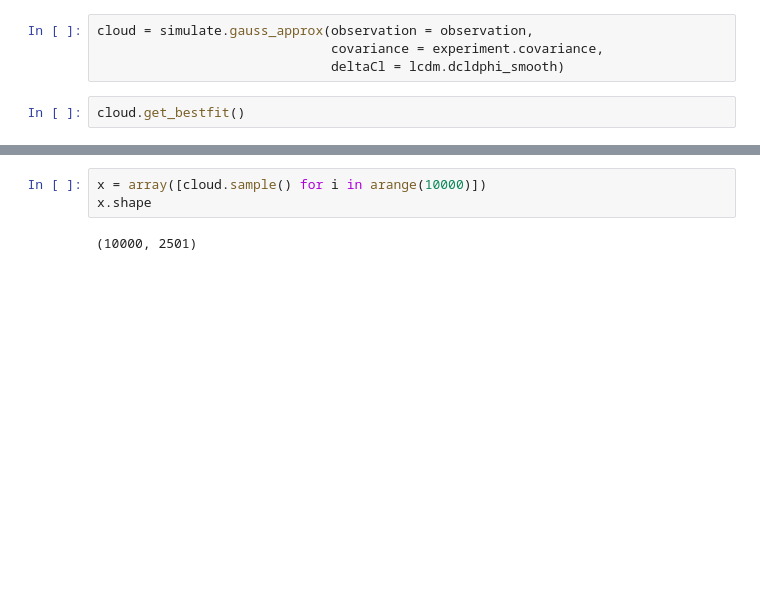
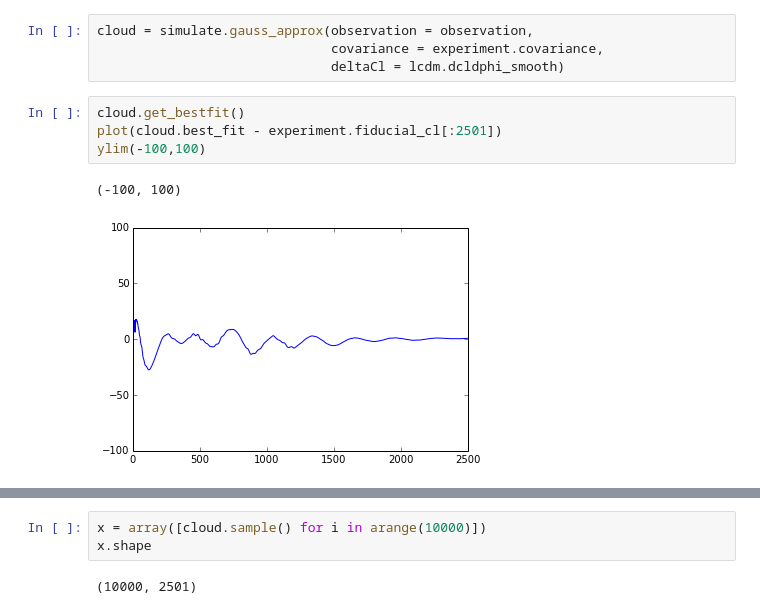
Before and after one commit to bfollinprm/cmbfittest, a Jupyter notebook: src/test.ipynb, the cells around one changed output, grey strips where cells are left out. Saved outputs shown, nothing was run; the diff lists cells and outputs as text; blank space fills up the shorter version.

```diff
--- a/src/test.ipynb
+++ b/src/test.ipynb
@@ -82,8 +76,13 @@ observation[clobs[:,0].astype('int')] = clobs[:,4]
 cloud = simulate.gauss_approx(observation = observation,
                               covariance = experiment.covariance,
                               deltaCl = lcdm.dcldphi_smooth)
-# %%
-cloud.get_bestfit()
+# %%
+cloud.get_bestfit()
+plot(cloud.best_fit - experiment.fiducial_cl[:2501])
+ylim(-100,100)
+# %% [output]
+(-100, 100)
+[figure, added]
 # %%
 plot(cloud.best_fit)
 plot(experiment.fiducial_cl[:2501], alpha = 1)
```
Also changed, not shown: parts of 30 cells of this notebook.
